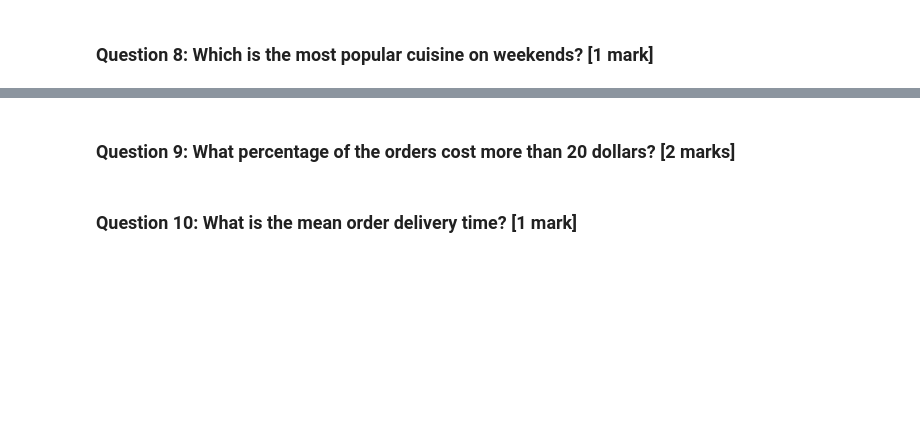
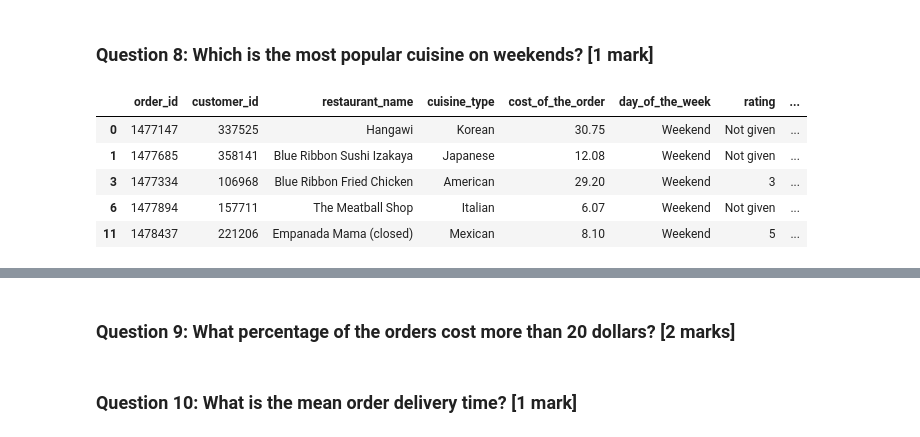
Before and after one commit to SudipKundu2023/Greatlearning, a Jupyter notebook: FoodHubUsecase/PYF_Project_Learner_Notebook_Low_Code.ipynb, the cells around one changed output, grey strips where cells are left out. Drawn from its saved outputs; the diff is of its cells as text; code cells hidden in the pictures; blank space fills up the shorter version.

```diff
--- a/FoodHubUsecase/PYF_Project_Learner_Notebook_Low_Code.ipynb
+++ b/FoodHubUsecase/PYF_Project_Learner_Notebook_Low_Code.ipynb
@@ -264,4 +268,11 @@ df['restaurant_name'].'_______' ## Complete the code
 # %%
 # Get most popular cuisine on weekends
 df_weekend = df[df['day_of_the_week'] == 'Weekend']
-df_weekend['cuisine_type'].'_______' ## Complete the code to check unique values for the cuisine type on weekend
+df_weekend.head()
+# %% [output]
+|  | order_id | customer_id | restaurant_name | cuisine_type | cost_of_the_order | day_of_the_week | rating | ... |
+| 0 | 1477147 | 337525 | Hangawi | Korean | 30.75 | Weekend | Not given | ... |
+| 1 | 1477685 | 358141 | Blue Ribbon Sushi Izakaya | Japanese | 12.08 | Weekend | Not given | ... |
+| 3 | 1477334 | 106968 | Blue Ribbon Fried Chicken | American | 29.20 | Weekend | 3 | ... |
+| 6 | 1477894 | 157711 | The Meatball Shop | Italian | 6.07 | Weekend | Not given | ... |
+| 11 | 1478437 | 221206 | Empanada Mama (closed) | Mexican | 8.10 | Weekend | 5 | ... |
```
Also changed, not shown: parts of 3 cells of this notebook.
